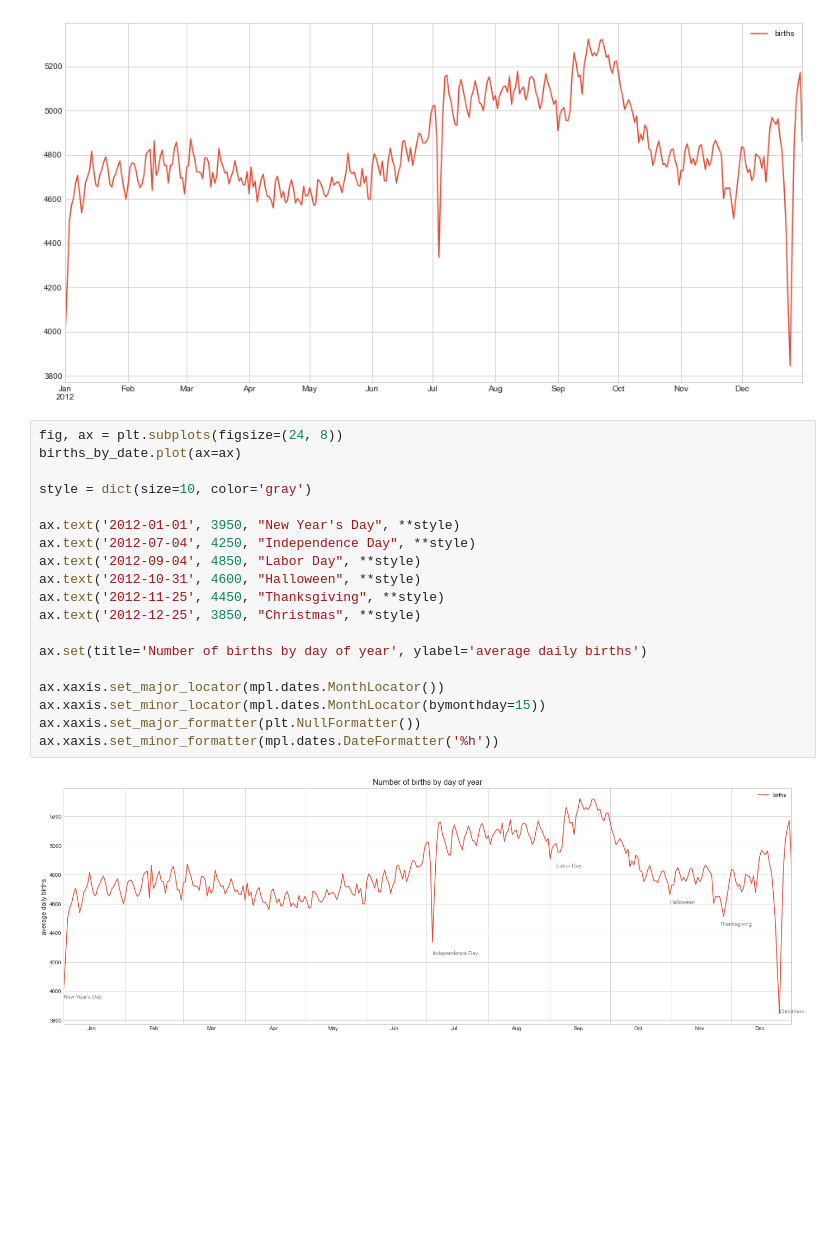
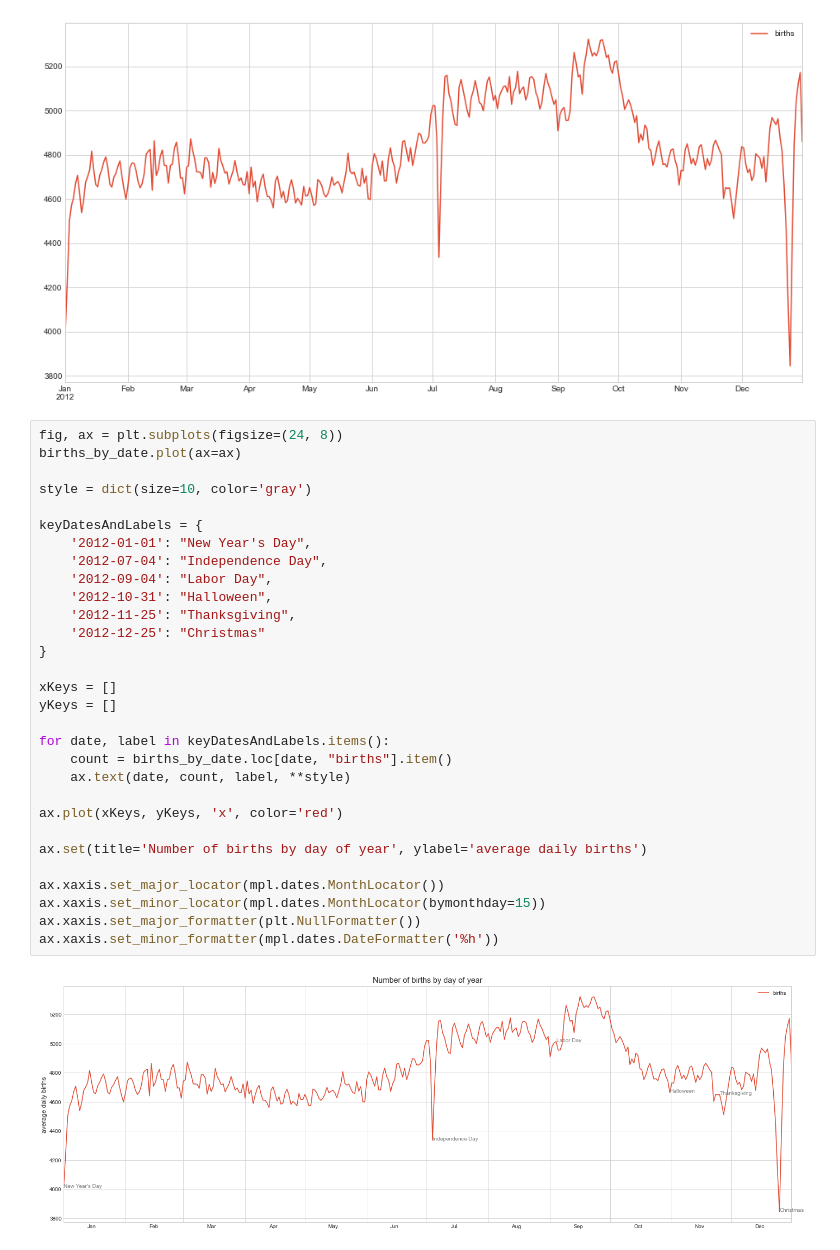
Before and after one commit to laimis/pandas-refresh, a Jupyter notebook: 07_matplotlib.ipynb, the cells around one changed output. Cells and saved outputs as stored; diff of their text form; blank space fills up the shorter version.

Commit message:
more plotting tests

```diff
--- a/07_matplotlib.ipynb
+++ b/07_matplotlib.ipynb
@@ -282,21 +282,32 @@ births_by_date.plot(ax=ax)
 # %%
 fig, ax = plt.subplots(figsize=(24, 8))
 births_by_date.plot(ax=ax)
 
 style = dict(size=10, color='gray')
 
-ax.text('2012-01-01', 3950, "New Year's Day", **style)
-ax.text('2012-07-04', 4250, "Independence Day", **style)
-ax.text('2012-09-04', 4850, "Labor Day", **style)
-ax.text('2012-10-31', 4600, "Halloween", **style)
-ax.text('2012-11-25', 4450, "Thanksgiving", **style)
-ax.text('2012-12-25', 3850, "Christmas", **style)
+keyDatesAndLabels = {
+    '2012-01-01': "New Year's Day",
+    '2012-07-04': "Independence Day",
+    '2012-09-04': "Labor Day",
+    '2012-10-31': "Halloween",
+    '2012-11-25': "Thanksgiving",
+    '2012-12-25': "Christmas"
+}
+
+xKeys = []
+yKeys = []
+
+for date, label in keyDatesAndLabels.items():
+    count = births_by_date.loc[date, "births"].item()
+    ax.text(date, count, label, **style)
+
+ax.plot(xKeys, yKeys, 'x', color='red')
 
 ax.set(title='Number of births by day of year', ylabel='average daily births')
 
 ax.xaxis.set_major_locator(mpl.dates.MonthLocator())
 ax.xaxis.set_minor_locator(mpl.dates.MonthLocator(bymonthday=15))
 ax.xaxis.set_major_formatter(plt.NullFormatter())
 ax.xaxis.set_minor_formatter(mpl.dates.DateFormatter('%h'))
 # %% [output]
-[figure, old version]
+[figure, new version]
```
